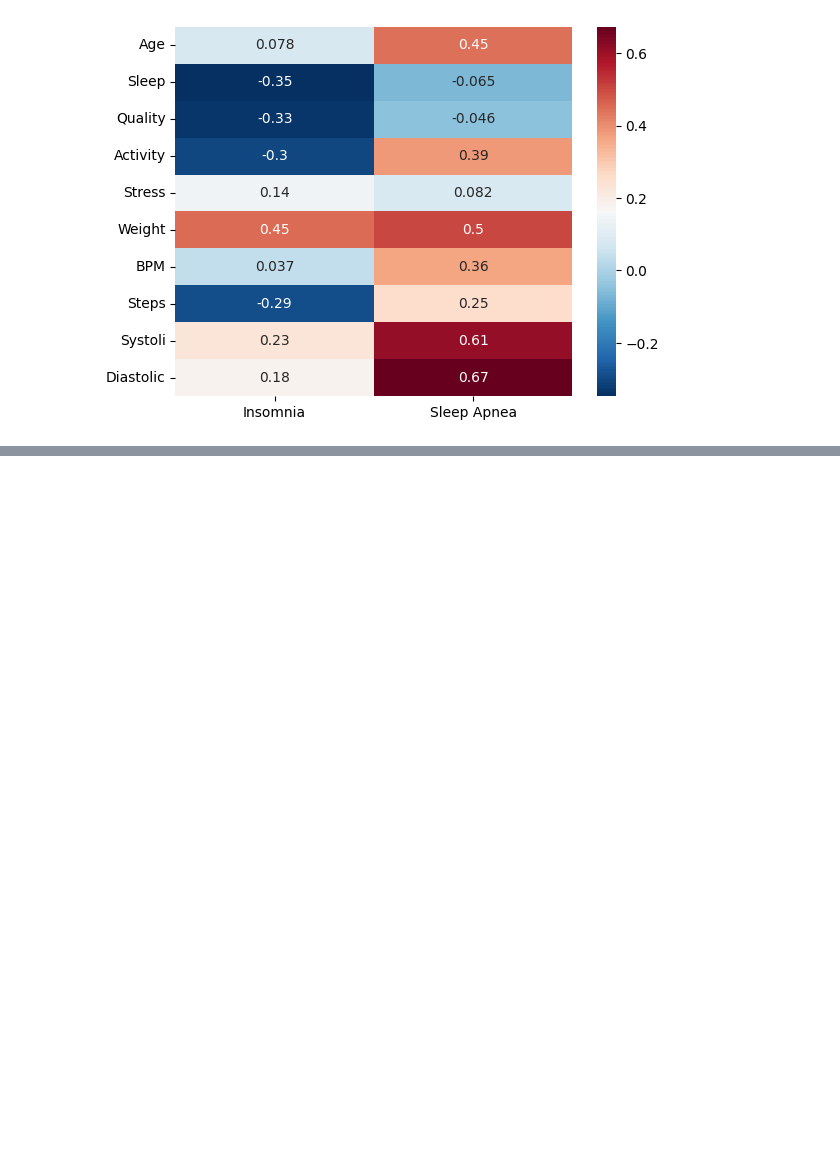
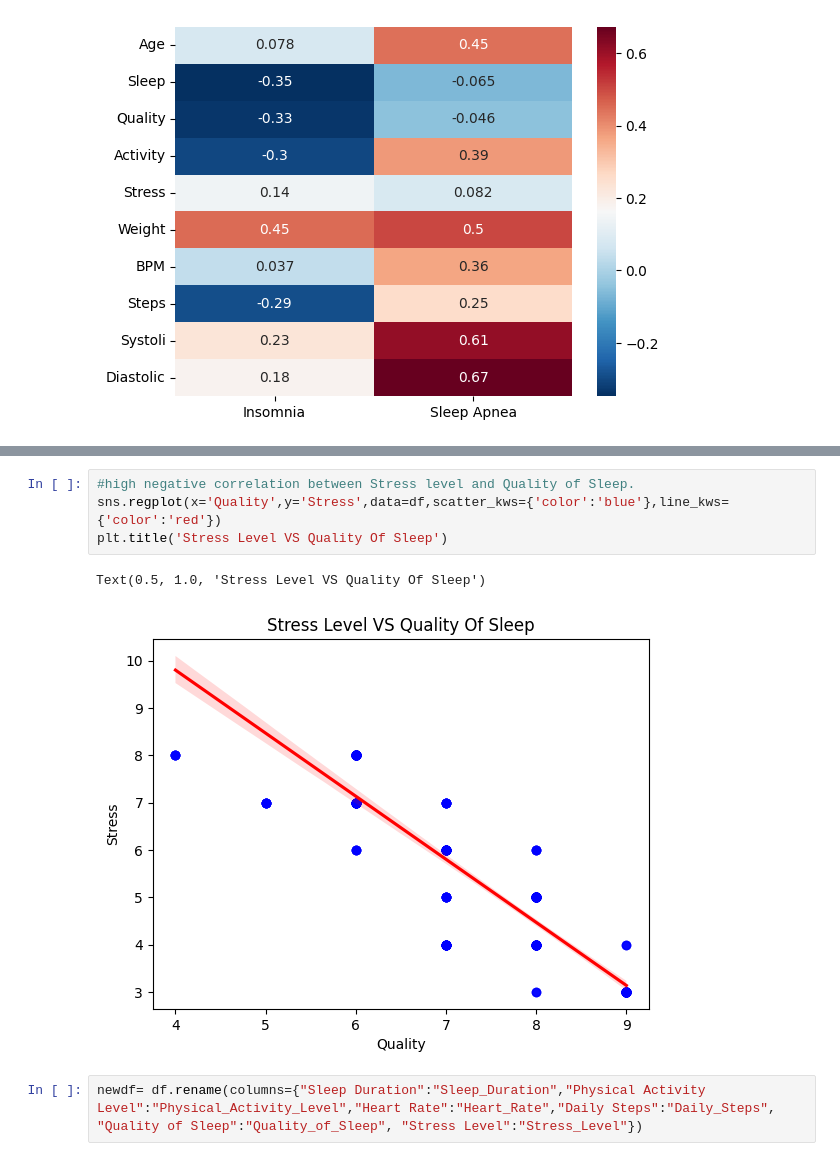
Before and after one commit to ArthurVerza/StrategicThinking.CA2, a Jupyter notebook: ArthurVerza_SrategicThinking_CA2.ipynb, the cells around one changed output, grey strips where cells are left out. Drawn from its saved outputs; the diff is of its cells as text; blank space fills up the shorter version.

```diff
--- a/ArthurVerza_SrategicThinking_CA2.ipynb
+++ b/ArthurVerza_SrategicThinking_CA2.ipynb
@@ -323,0 +198,9 @@ pip install --upgrade pandas
+# %%
+#high negative correlation between Stress level and Quality of Sleep.
+sns.regplot(x='Quality',y='Stress',data=df,scatter_kws={'color':'blue'},line_kws={'color':'red'})
+plt.title('Stress Level VS Quality Of Sleep')
+# %% [output]
+Text(0.5, 1.0, 'Stress Level VS Quality Of Sleep')
+[figure, added]
+# %%
+newdf= df.rename(columns={"Sleep Duration":"Sleep_Duration","Physical Activity Level":"Physical_Activity_Level","Heart Rate":"Heart_Rate","Daily Steps":"Daily_Steps", "Quality of Sleep":"Quality_of_Sleep", "Stress Level":"Stress_Level"})
```
Also changed, not shown: parts of 31 cells of this notebook.
